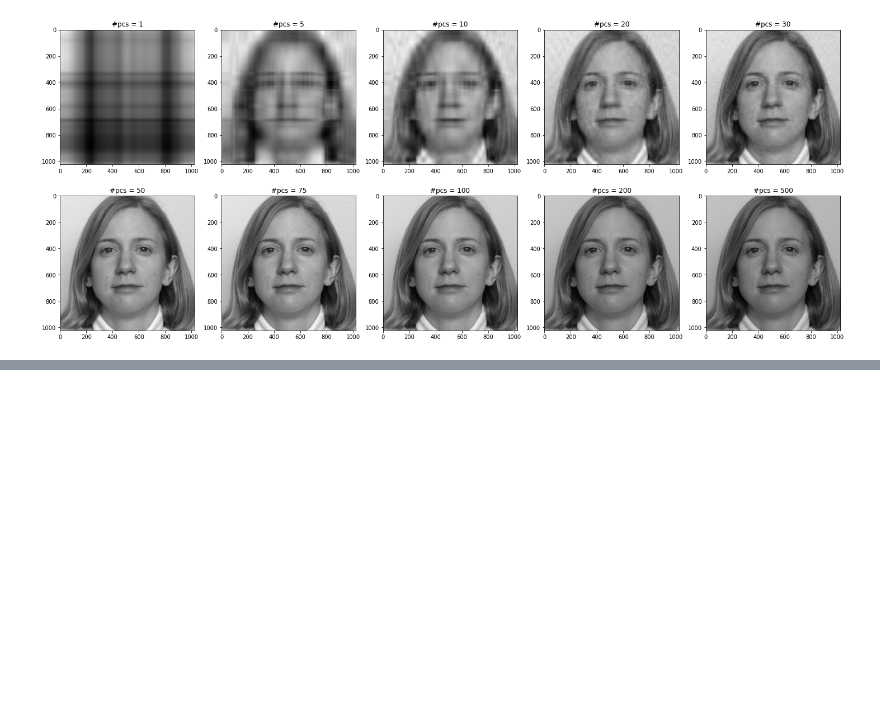
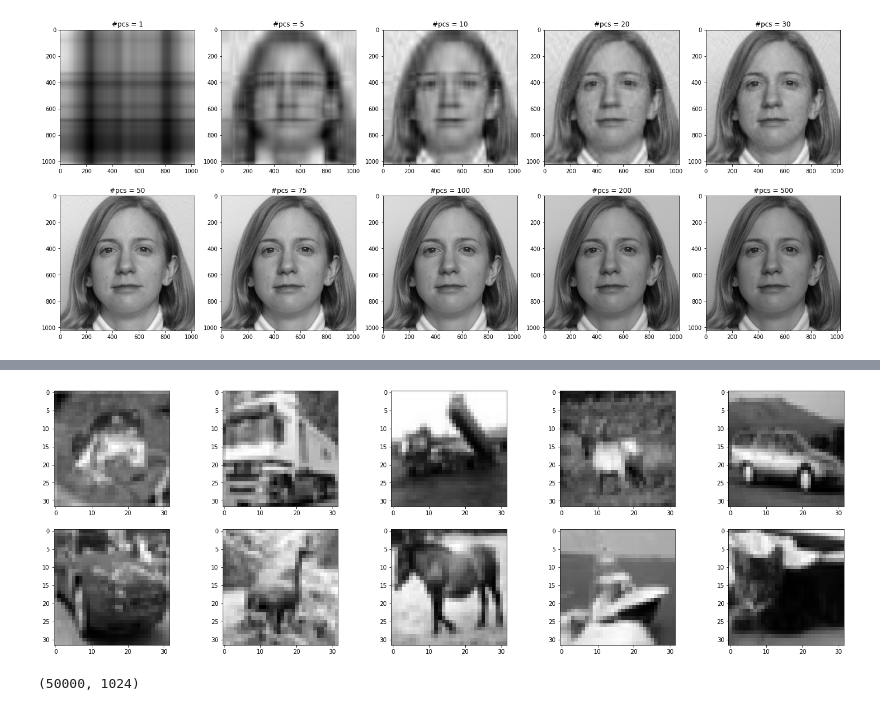
Before and after one commit to rmasutani/sparse, a Jupyter notebook: notebooks/svd.ipynb, the cells around one changed output, grey strips where cells are left out. Cells and saved outputs as stored; diff of their text form; code cells hidden in the pictures; blank space fills up the shorter version.

```diff
--- a/notebooks/svd.ipynb
+++ b/notebooks/svd.ipynb
@@ -259,0 +312,4 @@ $$\boldsymbol{x}_i = \sum_{j}g_{ij}\boldsymbol{h}_j$$
+# %%
+from keras.datasets import cifar10
+(X_train, Y_train), (X_test, Y_test) = cifar10.load_data()
+X_train.shape
@@ -259,0 +323,21 @@ $$\boldsymbol{x}_i = \sum_{j}g_{ij}\boldsymbol{h}_j$$
+# %%
+import cv2
+
+N, H, W, _ = X_train.shape
+X = np.empty((N, H, W))
+for i in range(N):
+    X[i] = cv2.cvtColor(X_train[i], cv2.COLOR_RGB2GRAY)
+
+fig = plt.figure(figsize=(25, 8))
+
+for i in np.arange(10):
+    ax = fig.add_subplot(2, 5, i+1)
+    plt.imshow(X[i], cmap="gray")
+# %% [output]
+[figure, added]
+# %%
+X = X.reshape(X.shape[0], -1)
+X = X - np.mean(X, axis=0)
+X.shape
+# %% [output]
+(50000, 1024)
```
Also changed, not shown: parts of 9 cells of this notebook, 2 other files.
